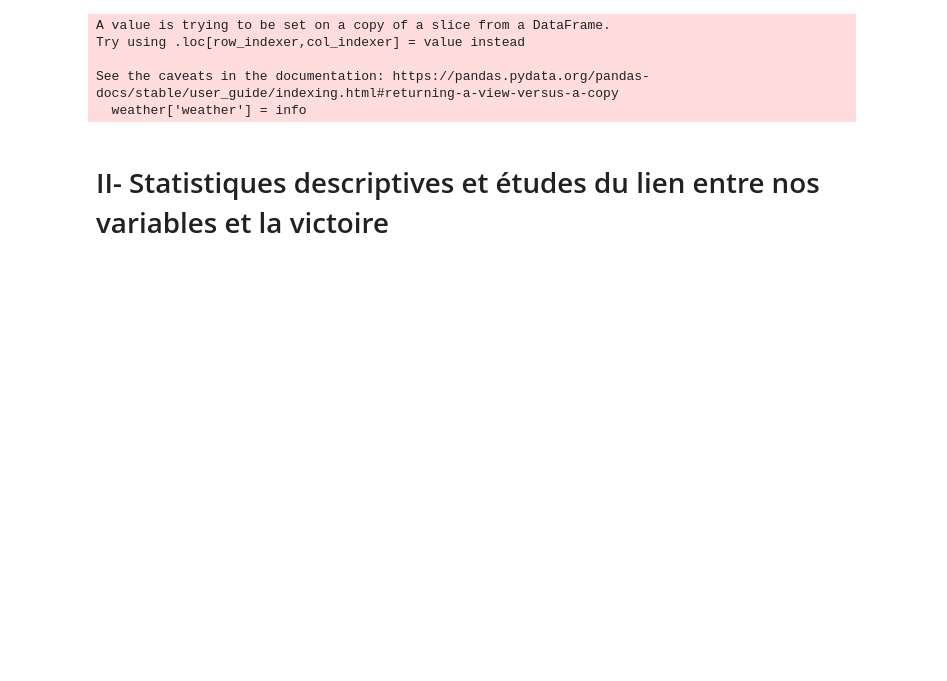
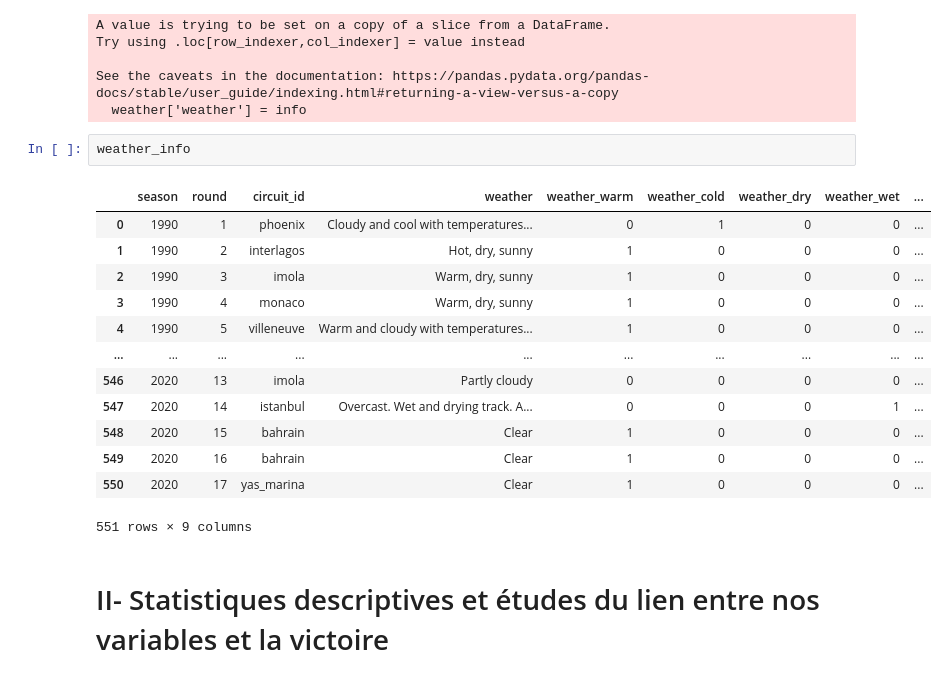
Before and after one commit to IdrissKad/formula1, a Jupyter notebook: final_notebook.ipynb, the cells around one changed output. Drawn from its saved outputs; the diff is of its cells as text; blank space fills up the shorter version.

```diff
--- a/final_notebook.ipynb
+++ b/final_notebook.ipynb
@@ -546,6 +546,22 @@ Try using .loc[row_indexer,col_indexer] = value instead
 
 See the caveats in the documentation: https://pandas.pydata.org/pandas-docs/stable/user_guide/indexing.html#returning-a-view-versus-a-copy
   weather['weather'] = info
+# %%
+weather_info
+# %% [output]
+|  | season | round | circuit_id | weather | weather_warm | weather_cold | weather_dry | weather_wet | ... |
+| 0 | 1990 | 1 | phoenix | Cloudy and cool with temperatures... | 0 | 1 | 0 | 0 | ... |
+| 1 | 1990 | 2 | interlagos | Hot, dry, sunny | 1 | 0 | 0 | 0 | ... |
+| 2 | 1990 | 3 | imola | Warm, dry, sunny | 1 | 0 | 0 | 0 | ... |
+| 3 | 1990 | 4 | monaco | Warm, dry, sunny | 1 | 0 | 0 | 0 | ... |
+| 4 | 1990 | 5 | villeneuve | Warm and cloudy with temperatures... | 1 | 0 | 0 | 0 | ... |
+| ... | ... | ... | ... | ... | ... | ... | ... | ... | ... |
+| 546 | 2020 | 13 | imola | Partly cloudy | 0 | 0 | 0 | 0 | ... |
+| 547 | 2020 | 14 | istanbul | Overcast. Wet and drying track. A... | 0 | 0 | 0 | 1 | ... |
+| 548 | 2020 | 15 | bahrain | Clear | 1 | 0 | 0 | 0 | ... |
+| 549 | 2020 | 16 | bahrain | Clear | 1 | 0 | 0 | 0 | ... |
+| 550 | 2020 | 17 | yas_marina | Clear | 1 | 0 | 0 | 0 | ... |
+551 rows × 9 columns
 # %% [markdown]
 # II- Statistiques descriptives et études du lien entre nos variables et la victoire
 # %% [markdown]
```
Also changed, not shown: parts of 14 cells of this notebook.
